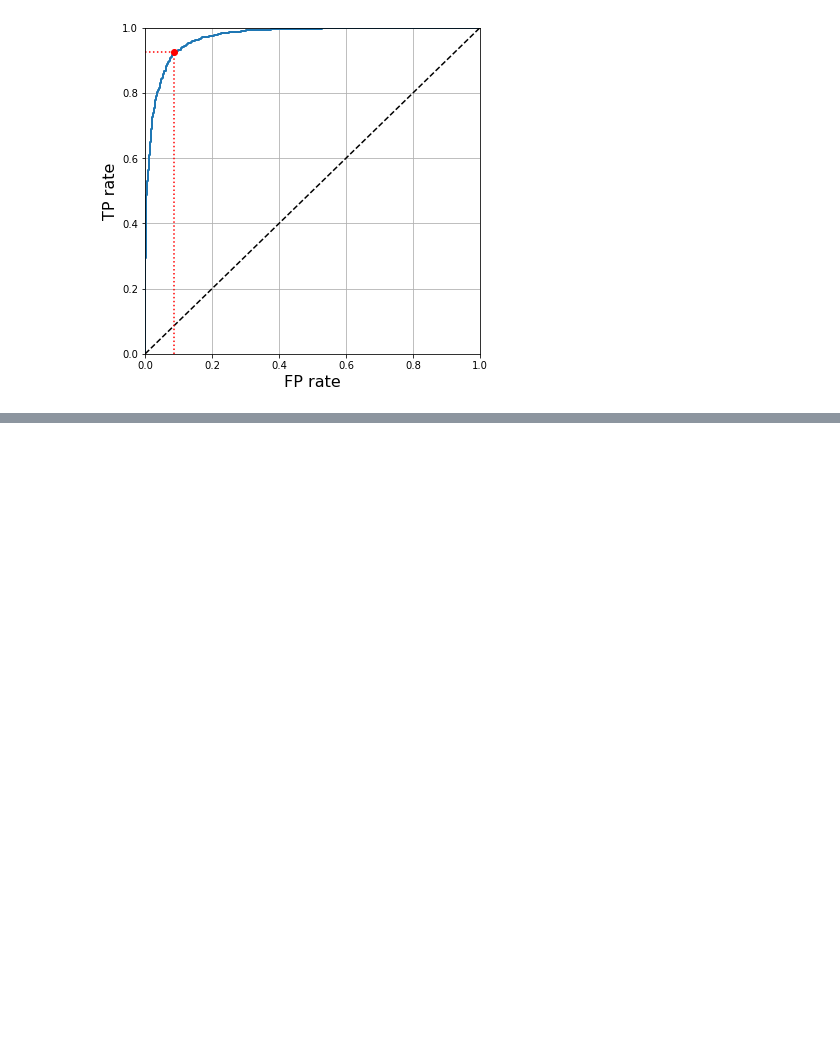
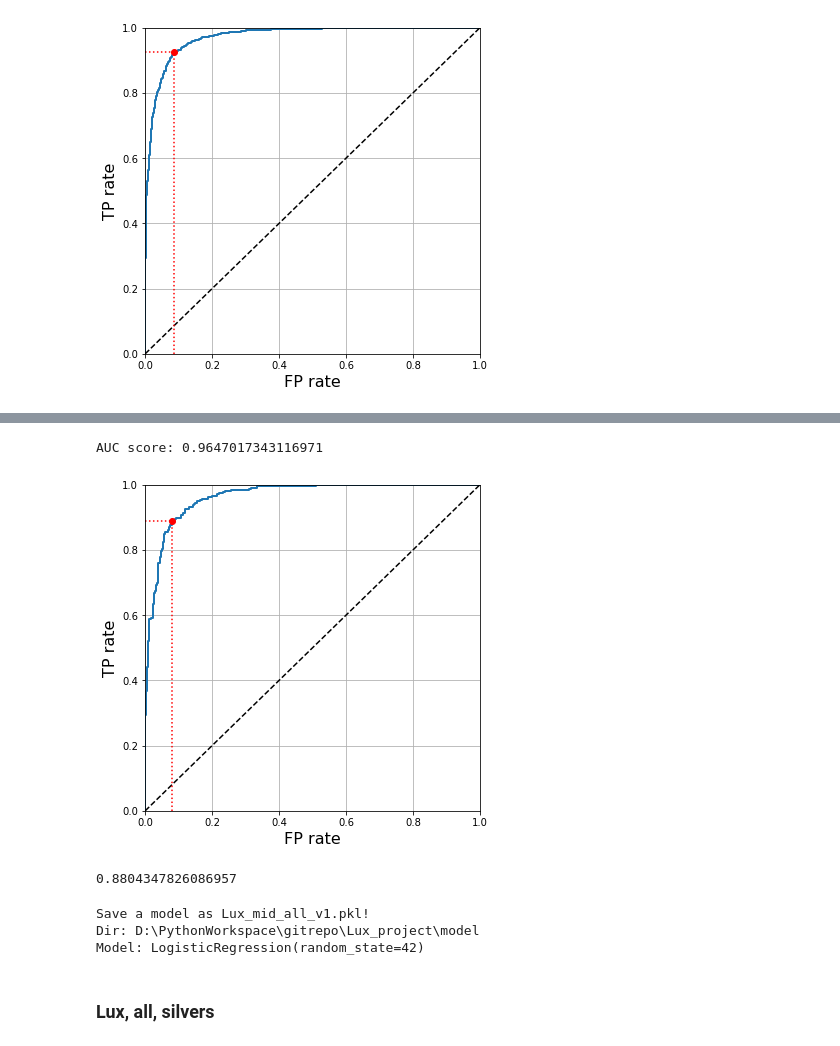
Before and after one commit to sbb2002/Lux_project, a Jupyter notebook: model/make_models.ipynb, the cells around one changed output, grey strips where cells are left out. Saved outputs shown, nothing was run; the diff lists cells and outputs as text; code cells hidden in the pictures; blank space fills up the shorter version.

```diff
--- a/model/make_models.ipynb
+++ b/model/make_models.ipynb
@@ -49,0 +69,18 @@ AUC score: 0.9725698038795738
+# %%
+draw_graph.plot_roc_curve(y_train, y_scores)
+# %% [output]
+AUC score: 0.9647017343116971
+[figure, added]
+# %%
+y_pred = data_preprocessing.set_threshold(lrg_mid_all_v1, X_test, y_test, threshold_eq)
+precision_score(y_test, y_pred)
+# %% [output]
+0.8804347826086957
+# %%
+data_preprocessing.save_model("Lux_mid_all_v1", lrg_mid_all_v1)
+# %% [output]
+Save a model as Lux_mid_all_v1.pkl!
+Dir: D:\PythonWorkspace\gitrepo\Lux_project\model
+Model: LogisticRegression(random_state=42)
+# %% [markdown]
+### Lux, all, silvers
```
Also changed, not shown: parts of 55 cells of this notebook, 33 other files.
